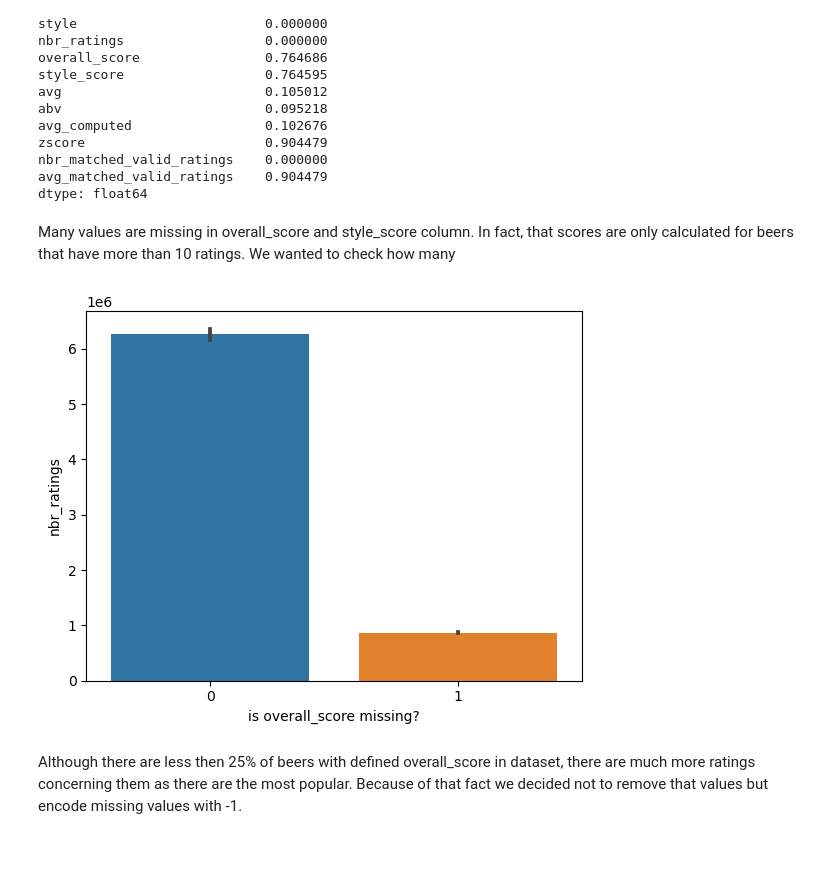
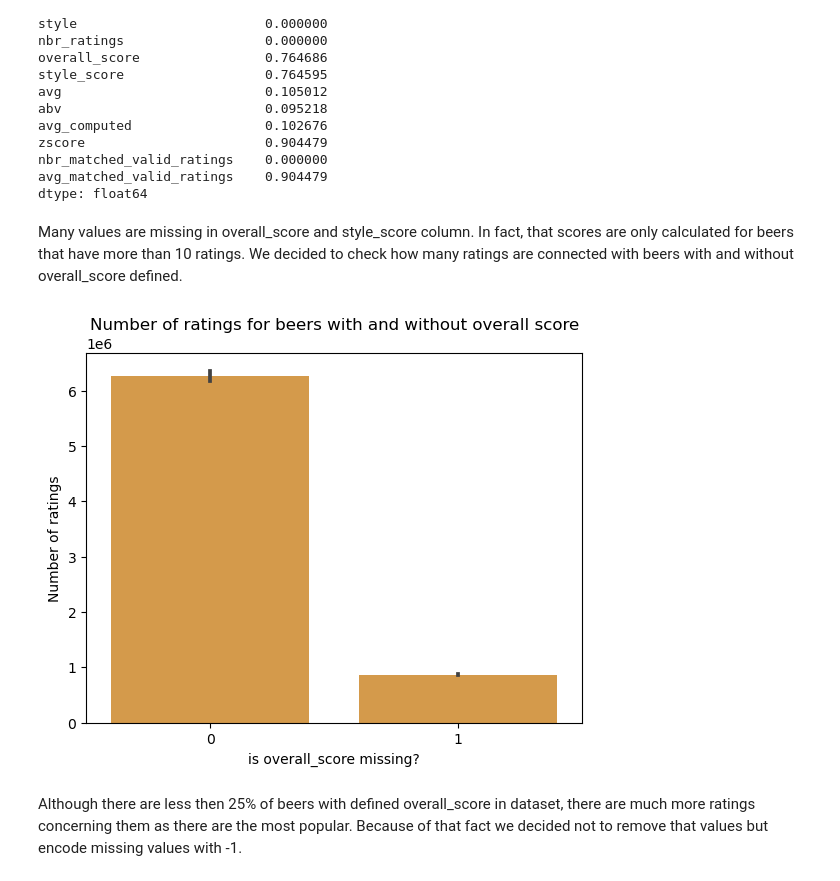
Before and after one commit to epfl-ada/ada-2023-project-tornada, a Jupyter notebook: P2_RB.ipynb, the cells around one changed output. Drawn from its saved outputs; the diff is of its cells as text; code cells hidden in the pictures; blank space fills up the shorter version.

```diff
--- a/P2_RB.ipynb
+++ b/P2_RB.ipynb
@@ -142,13 +150,15 @@ nbr_matched_valid_ratings    0.000000
 avg_matched_valid_ratings    0.904479
 dtype: float64
 # %% [markdown]
-Many values are missing in overall_score and style_score column. In fact, that scores are only calculated for beers that have more than 10 ratings. We wanted to check how many
+Many values are missing in overall_score and style_score column. In fact, that scores are only calculated for beers that have more than 10 ratings. We decided to check how many ratings are connected with beers with and without overall_score defined.
 # %%
-sns.barplot(RB_beers, estimator='sum', x=pd.isna(RB_beers['overall_score']).astype('int'), y='nbr_ratings')
+sns.barplot(RB_beers, estimator='sum', x=pd.isna(RB_beers['overall_score']).astype('int'), y='nbr_ratings', color='#eb9e34')
 plt.xlabel("is overall_score missing?")
+plt.ylabel('Number of ratings')
+plt.title('Number of ratings for beers with and without overall score')
 plt.show()
 # %% [output]
-[figure, old version]
+[figure, new version]
 # %% [markdown]
 Although there are less then 25% of beers with defined overall_score in dataset, there are much more ratings concerning them as there are the most popular. Because of that fact we decided not to remove that values but encode missing values with -1.
 # %%
```
Also changed, not shown: parts of 21 cells of this notebook, 2 other files.
